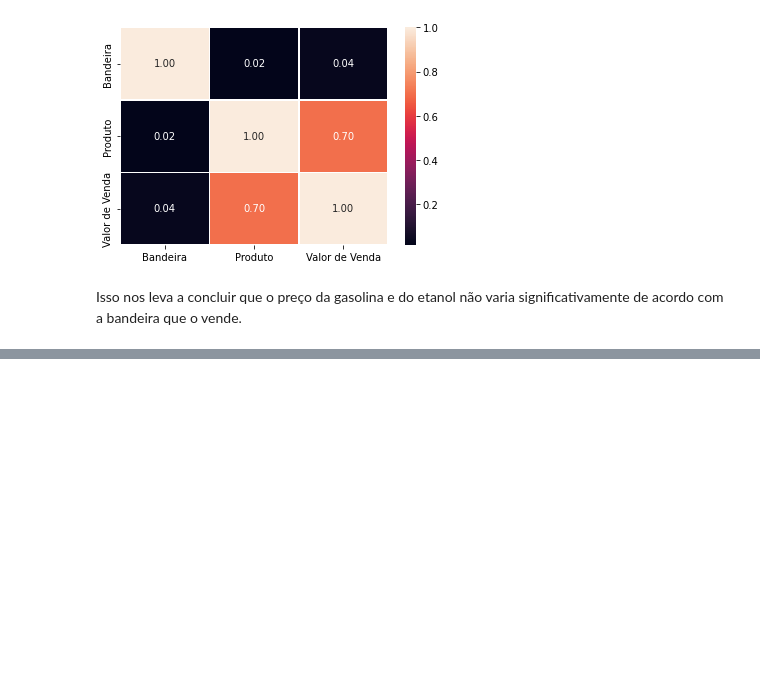
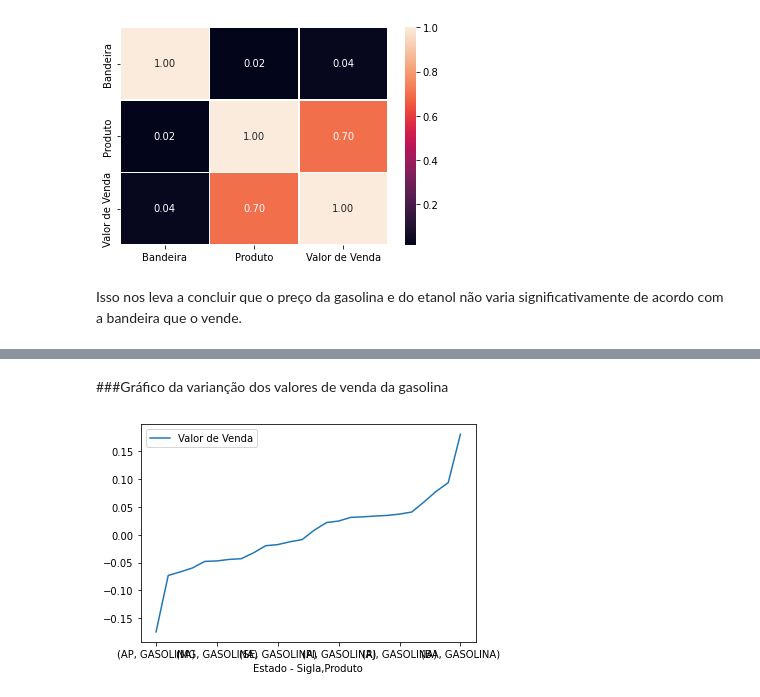
Before and after one commit to amoralles/ProjetoFinal_M4, a Jupyter notebook: ProjetoFinal_M4.ipynb, the cells around one changed output, grey strips where cells are left out. Saved outputs shown, nothing was run; the diff lists cells and outputs as text; code cells hidden in the pictures; blank space fills up the shorter version.

```diff
--- a/ProjetoFinal_M4.ipynb
+++ b/ProjetoFinal_M4.ipynb
@@ -407,0 +519,8 @@ Isso nos leva a concluir que o preço da gasolina e do etanol não varia signifi
+# %%
+gas_var = conj_dados.loc[(conj_dados['Produto']=='GASOLINA')]
+gas_var = gas_var.groupby(['Estado - Sigla', 'Produto']).mean('Valor de Venda')
+
+gas_var = gas_var.pct_change()#calcular a variação
+gas_var = gas_var.sort_values('Valor de Venda')
+
+gas_var
@@ -407,0 +570,6 @@ Isso nos leva a concluir que o preço da gasolina e do etanol não varia signifi
+# %% [markdown]
+###Gráfico da varianção dos valores de venda da gasolina
+# %%
+gas_var[['Valor de Venda']].plot();
+# %% [output]
+[figure, added]
```
Also changed, not shown: parts of 35 cells of this notebook.
